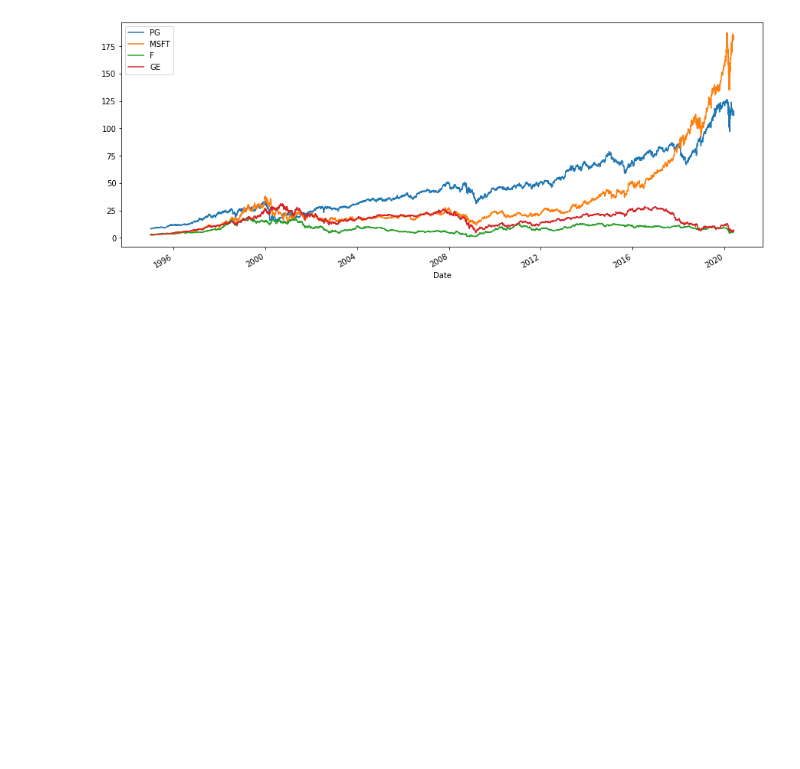
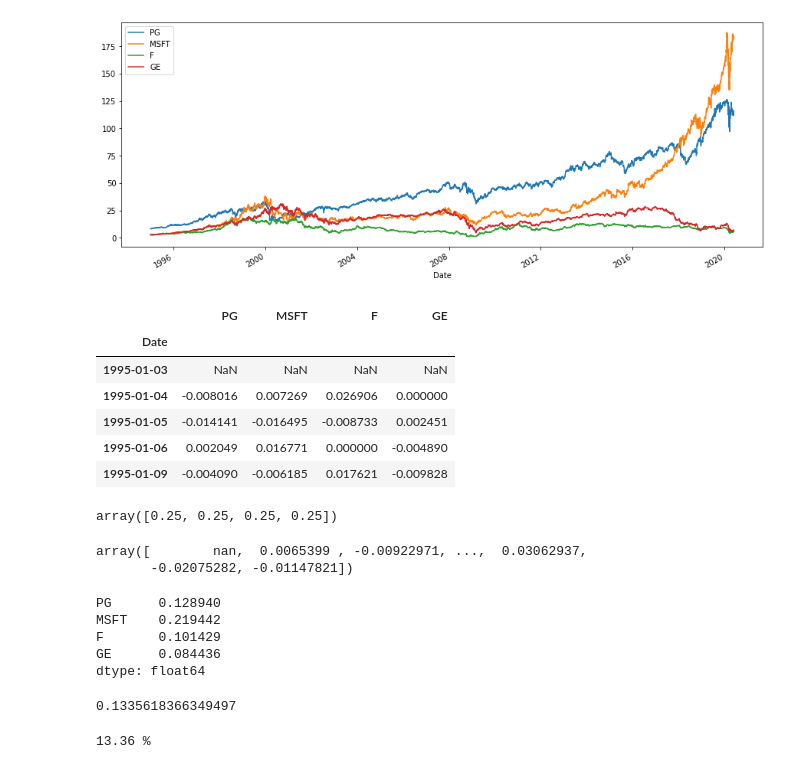
Before and after one commit to KrzysztofZ90/Finance-Python, a Jupyter notebook: Python for Finance/Portfolio of Securities - Rate of return calculation .ipynb, the cells around one changed output. Drawn from its saved outputs; the diff is of its cells as text; code cells hidden in the pictures; blank space fills up the shorter version.

```diff
--- a/Python for Finance/Portfolio of Securities - Rate of return calculation .ipynb
+++ b/Python for Finance/Portfolio of Securities - Rate of return calculation .ipynb
@@ -55,3 +55,44 @@ mydata.plot(figsize=(15,6))
 plt.show()
 # %% [output]
 [figure]
+# %%
+# CALCULATING THE RETURN OF A PORTFOLIO OF SECURITIES
+returns = (mydata / mydata.shift(1))- 1
+returns.head()
+# %% [output]
+|  | PG | MSFT | F | GE |
+| Date |  |  |  |  |
+| 1995-01-03 | NaN | NaN | NaN | NaN |
+| 1995-01-04 | -0.008016 | 0.007269 | 0.026906 | 0.000000 |
+| 1995-01-05 | -0.014141 | -0.016495 | -0.008733 | 0.002451 |
+| 1995-01-06 | 0.002049 | 0.016771 | 0.000000 | -0.004890 |
+| 1995-01-09 | -0.004090 | -0.006185 | 0.017621 | -0.009828 |
+# %%
+weights = np.array([0.25,0.25,0.25,0.25])
+weights
+# %% [output]
+array([0.25, 0.25, 0.25, 0.25])
+# %%
+# calculates vector or matrix products
+np.dot(returns,weights)
+# %% [output]
+array([        nan,  0.0065399 , -0.00922971, ...,  0.03062937,
+       -0.02075282, -0.01147821])
+# %%
+annual_returns = returns.mean() * 250
+annual_returns
+# %% [output]
+PG      0.128940
+MSFT    0.219442
+F       0.101429
+GE      0.084436
+dtype: float64
+# %%
+np.dot(annual_returns,weights)
+# %% [output]
+0.1335618366349497
+# %%
+portfolio_1 = str(round(np.dot(annual_returns,weights), 4) * 100) + ' %'
+print(portfolio_1)
+# %% [output]
+13.36 %
```
Also changed, not shown: parts of 2 cells of this notebook.
